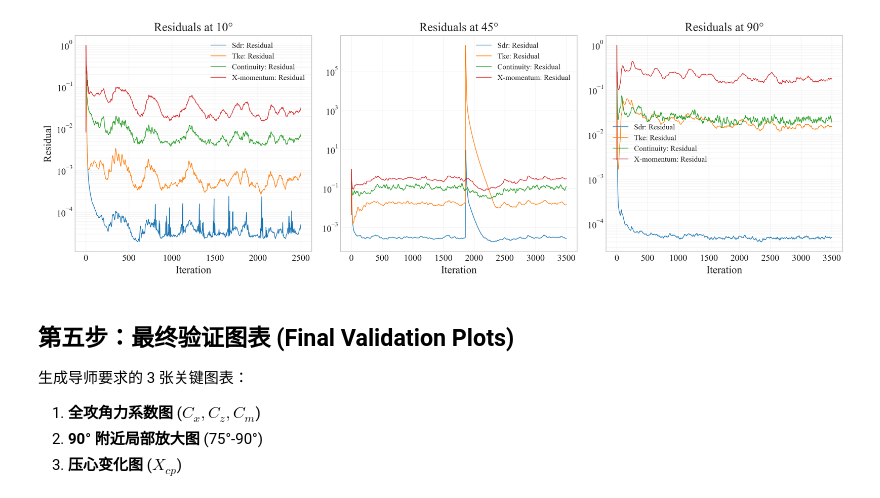
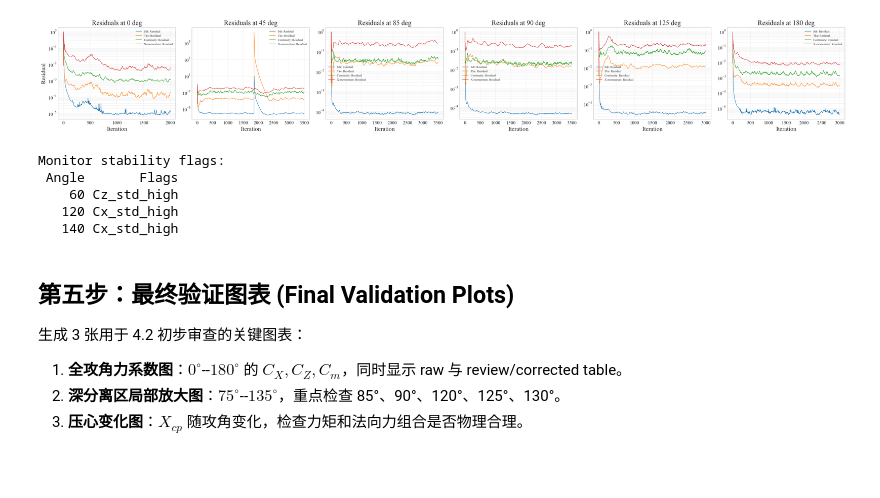
Before and after one commit to caneatonly/AD_v2_stage1_analysis, a Jupyter notebook: CFD_data_review.ipynb, the cells around one changed output. Cells and saved outputs as stored; diff of their text form; code cells hidden in the pictures; blank space fills up the shorter version.

```diff
--- a/CFD_data_review.ipynb
+++ b/CFD_data_review.ipynb
@@ -284,40 +367,62 @@ Xcp values at key angles:
 # %%
 def plot_residuals(angles_to_check):
-    plt.figure(figsize=(15, 5))
-
-    for i, angle in enumerate(angles_to_check):
-        res_file = os.path.join(data_dir, f'Residuals_{angle}.csv')
-        if os.path.exists(res_file):
+    fig, axes = plt.subplots(1, len(angles_to_check), figsize=(4.4 * len(angles_to_check), 4), squeeze=False)
+    axes = axes[0]
+    for ax, angle in zip(axes, angles_to_check):
+        res_file = data_dir / f'Residuals_{angle}.csv'
+        if res_file.exists():
             try:
                 df_res = pd.read_csv(res_file)
-                # 假设残差文件列名包含 'Continuity', 'X-momentum' 等
-                # 这里简单读取并绘制前几列
-                plt.subplot(1, len(angles_to_check), i+1)
-                # 通常第一列是 Iteration
                 x_col = df_res.columns[0]
-                for col in df_res.columns[1:5]: # 只画前4个残差
-                    plt.semilogy(df_res[x_col], df_res[col], label=col, linewidth=0.8)
-
-                plt.title(f'Residuals at {angle}°')
-                plt.xlabel('Iteration')
-                if i == 0: plt.ylabel('Residual')
-                plt.legend(fontsize='small')
-                plt.grid(True, which="both", ls="-", alpha=0.2)
+                for col in df_res.columns[1:5]:
+                    ax.semilogy(df_res[x_col], df_res[col], label=col, linewidth=0.8)
+                ax.set_title(f'Residuals at {angle} deg')
+                ax.set_xlabel('Iteration')
+                ax.grid(True, which='both', alpha=0.25)
+                ax.legend(fontsize=7)
             except Exception as e:
-                print(f"Could not read residuals for {angle}: {e}")
-
-    plt.tight_layout()
+                ax.set_title(f'{angle} deg read error')
+                ax.text(0.05, 0.5, str(e), transform=ax.transAxes, fontsize=8)
+        else:
+            ax.set_title(f'{angle} deg missing')
+            ax.text(0.05, 0.5, f'Missing {res_file.name}', transform=ax.transAxes)
+    axes[0].set_ylabel('Residual')
+    fig.tight_layout()
+    fig.savefig(out_dir / 'fig_residuals_key_angles.png', bbox_inches='tight')
     plt.show()
 
-# 检查 10度, 45度, 90度 的残差
-plot_residuals([10, 45, 90])
+# Show representative low, mid, suspicious, and endpoint angles
+plot_residuals([0, 45, 85, 90, 125, 180])
+
+# Flag high standard deviation in the last 500 samples
+stability_flags = []
+for _, row in df_raw.iterrows():
+    flags = []
+    if row['Cx_std'] > 0.05:
+        flags.append('Cx_std_high')
+    if row['Cz_std'] > 0.20:
+        flags.append('Cz_std_high')
+    if row['Cm_std'] > 0.05:
+        flags.append('Cm_std_high')
+    if flags:
+        stability_flags.append({'Angle': int(row['Angle']), 'Flags': ';'.join(flags)})
+
+df_stability_flags = pd.DataFrame(stability_flags)
+print("Monitor stability flags:")
+print(df_stability_flags.to_string(index=False) if len(df_stability_flags) else 'None under current thresholds')
 # %% [output]
-[figure, old version]
+[figure, new version]
+Monitor stability flags:
+ Angle       Flags
+    60 Cz_std_high
+   120 Cx_std_high
+   140 Cx_std_high
 # %% [markdown]
 ## 第五步：最终验证图表 (Final Validation Plots)
 
-生成导师要求的 3 张关键图表：
-1.  **全攻角力系数图** ($C_x, C_z, C_m$)
-2.  **90° 附近局部放大图** (75°-90°)
-3.  **压心变化图** ($X_{cp}$)
+生成 3 张用于 4.2 初步审查的关键图表：
+
+1. **全攻角力系数图**：$0^\circ$--$180^\circ$ 的 $C_X, C_Z, C_m$，同时显示 raw 与 review/corrected table。
+2. **深分离区局部放大图**：$75^\circ$--$135^\circ$，重点检查 85°、90°、120°、125°、130°。
+3. **压心变化图**：$X_{cp}$ 随攻角变化，检查力矩和法向力组合是否物理合理。
 # %%
```
Also changed, not shown: parts of 11 cells of this notebook, 7 other files.
